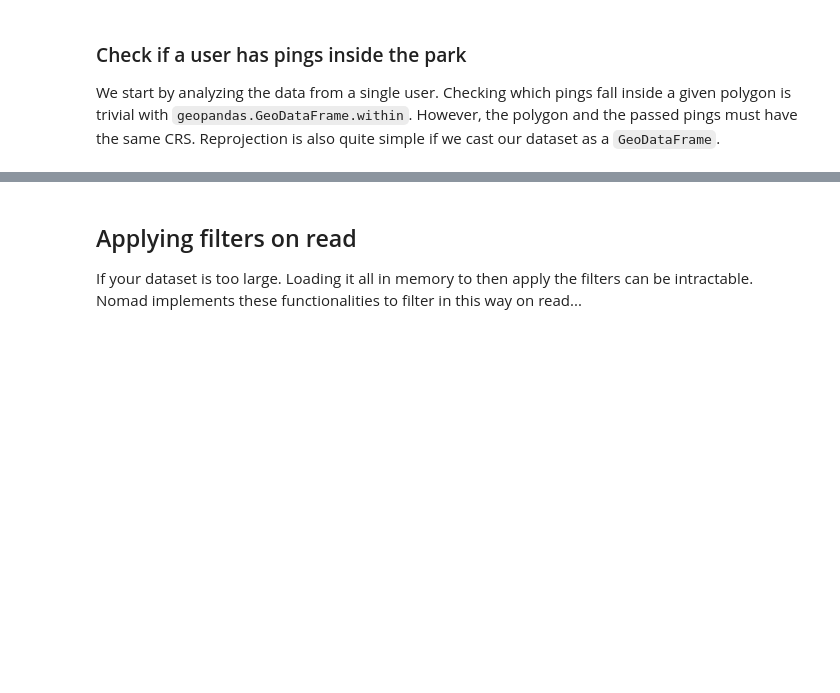
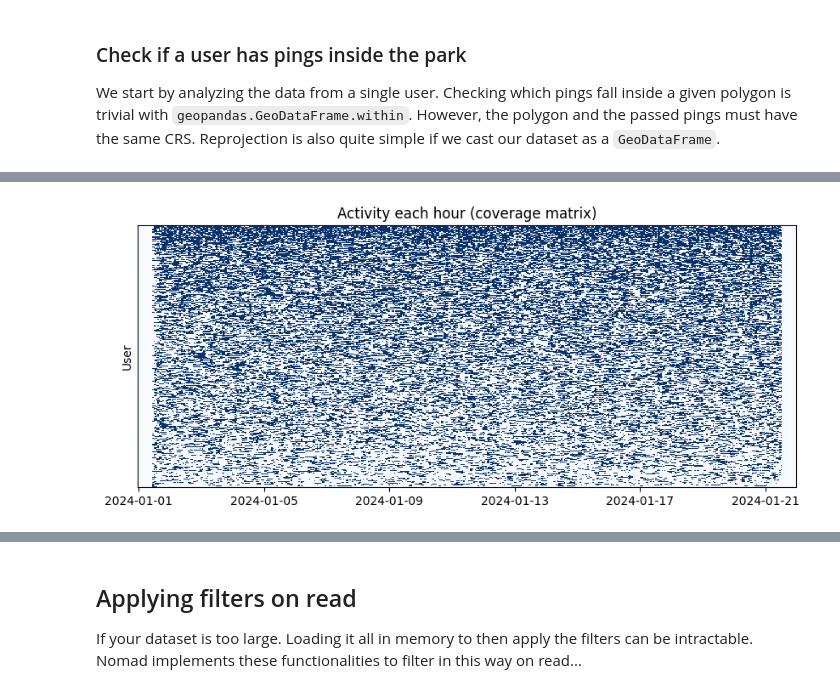
Before and after one commit to Watts-Lab/nomad, a Jupyter notebook: tutorials/IC2S2-2025/[2]filtering.ipynb, the cells around one changed output, grey strips where cells are left out. Saved outputs shown, nothing was run; the diff lists cells and outputs as text; code cells hidden in the pictures; blank space fills up the shorter version.

```diff
--- a/tutorials/IC2S2-2025/[2]filtering.ipynb
+++ b/tutorials/IC2S2-2025/[2]filtering.ipynb
@@ -464,0 +196,19 @@ print(f"Number of unique users after filtering: {len(uq1)}")
+# %%
+Q = filters.coverage_matrix(traj, periods=1, freq='h', traj_cols=tc, start='2024-01-01', end='2024-01-22', str_from_time=True)
+completeness_hourly = Q.mean(1)
+
+fig, ax = plt.subplots(figsize=(10, 4))
+
+Q = Q.iloc[completeness_hourly.argsort(-1)]
+Q.columns = pd.to_datetime(Q.columns)
+
+ax.pcolormesh(Q.columns, range(len(Q)), Q.values,               # plot matrix
+               cmap='Blues', shading='auto')
+
+ax.set_yticks([])
+ax.set_ylabel('User')
+ax.set_title('Activity each hour (coverage matrix)')
+
+plt.show()
+# %% [output]
+[figure, added]
```
Also changed, not shown: parts of 45 cells of this notebook, 6 other files.
